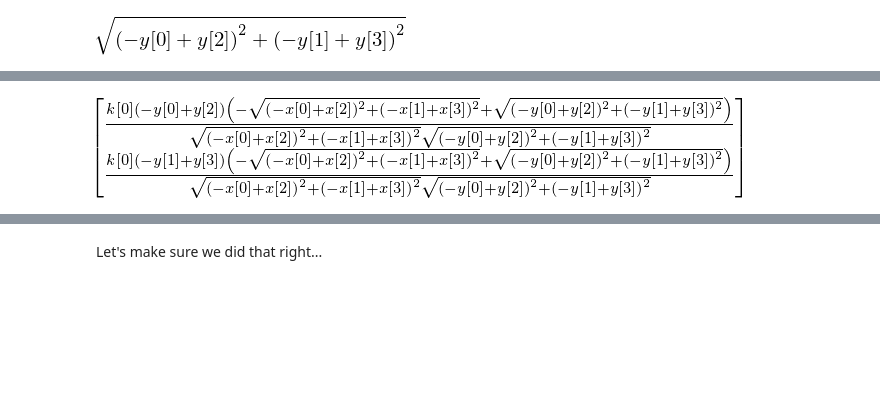
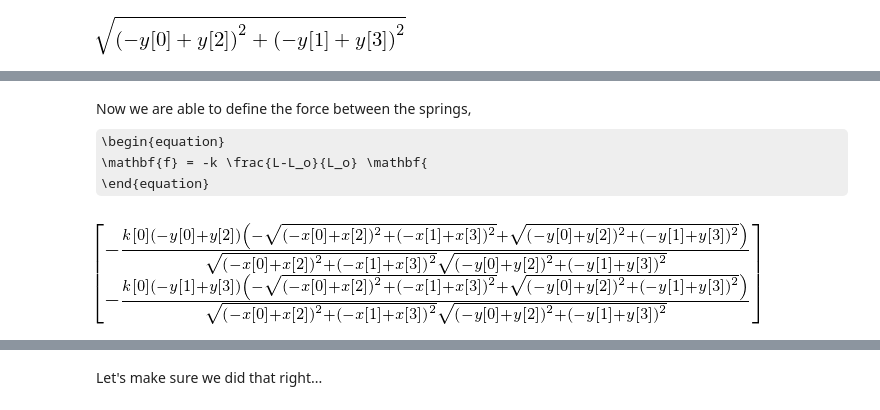
Before and after one commit to afqueiruga/cornflakes, a Jupyter notebook: examples/spring_example.ipynb, the cells around one changed output, grey strips where cells are left out. Drawn from its saved outputs; the diff is of its cells as text; code cells hidden in the pictures; some formulas as TeX source; blank space fills up the shorter version.

```diff
--- a/examples/spring_example.ipynb
+++ b/examples/spring_example.ipynb
@@ -40,5 +40,5 @@ x1
 # %%
-norm = lambda a : sqrt( ((a).T*(a))[0,0] )
+norm = lambda a : sqrt( (a.T*a)[0,0] )
 L_defo = norm(y1-y0)
 L_orig = norm(x1-x0)
 L_defo
@@ -47,5 +51,10 @@ L_defo
+# %% [markdown]
+Now we are able to define the force between the springs,
+\begin{equation}
+\mathbf{f} = -k \frac{L-L_o}{L_o} \mathbf{
+\end{equation}
 # %%
-f = i_k[0]*(L_defo-L_orig)/L_orig * (y1-y0)/L_defo
+f = -i_k[0]*(L_defo-L_orig)/L_orig * (y1-y0)/L_defo
 f
 # %% [output]
-[figure, old version]
+[figure, new version]
```
Also changed, not shown: parts of 13 cells of this notebook.
